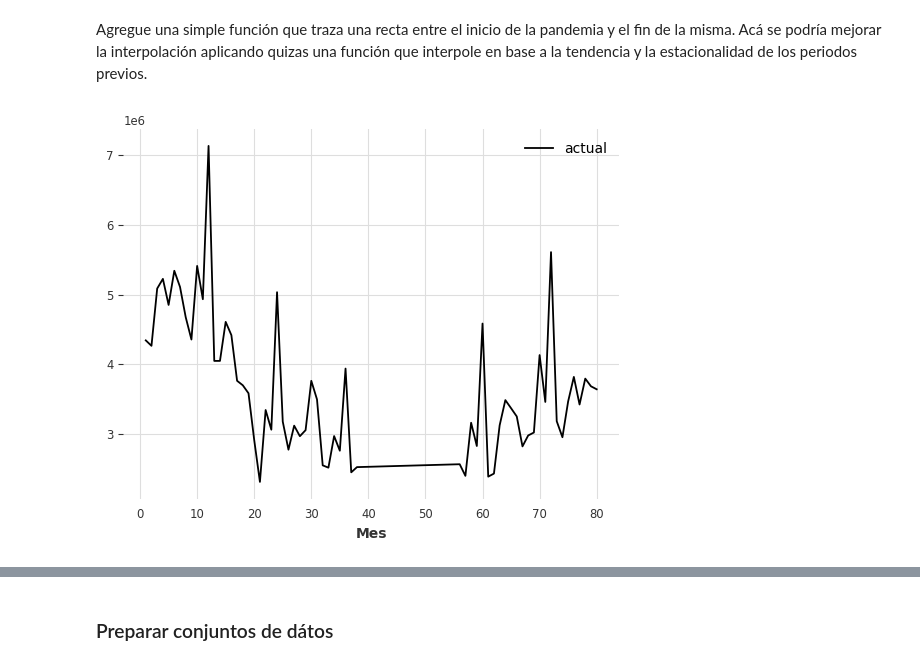
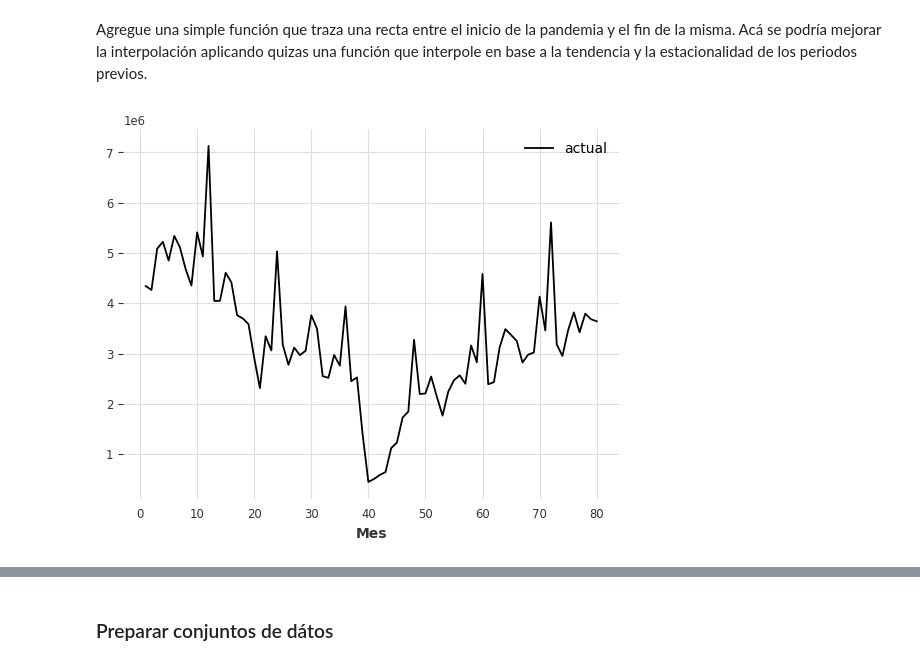
Before and after one commit to waldof86/AST, a Jupyter notebook: TP2/TP2 darts.ipynb, the cells around one changed output, grey strips where cells are left out. Saved outputs shown, nothing was run; the diff lists cells and outputs as text; code cells hidden in the pictures.

```diff
--- a/TP2/TP2 darts.ipynb
+++ b/TP2/TP2 darts.ipynb
@@ -45,23 +45,25 @@ df.replace(0, np.nan, inplace=True)
 # %% [markdown]
 Agregue una simple función que traza una recta entre el inicio de la pandemia y el fin de la misma. Acá se podría mejorar la interpolación aplicando quizas una función que interpole en base a la tendencia y la estacionalidad de los periodos previos.
 # %%
+#OPCIÓN LINEAL
+
 #Inicio y fin de pandemia
 feb_2020_index = df[df['mes'] == '2020-02-01'].index[0]
 sep_2020_index = df[df['mes'] == '2021-08-01'].index[0]
 start_value = df.at[feb_2020_index, 'v_retail']
 end_value = df.at[sep_2020_index, 'v_retail']
 
 #Interpolación lineal
 # Pendiente de la recta
 slope = (end_value - start_value) / (sep_2020_index - feb_2020_index)
 
 # Interpolar valores
-for i in range(feb_2020_index + 1, sep_2020_index):
-    df.at[i, 'v_retail'] = start_value + slope * (i - feb_2020_index)
+#for i in range(feb_2020_index + 1, sep_2020_index):
+#    df.at[i, 'v_retail'] = start_value + slope * (i - feb_2020_index)
 
 # Se grafican la base completa
 df['v_retail'].plot(label='actual')
 plt.legend()
 plt.xlabel('Mes');
 # %% [output]
-[figure, old version]
+[figure, new version]
```
Also changed, not shown: parts of 16 cells of this notebook.
